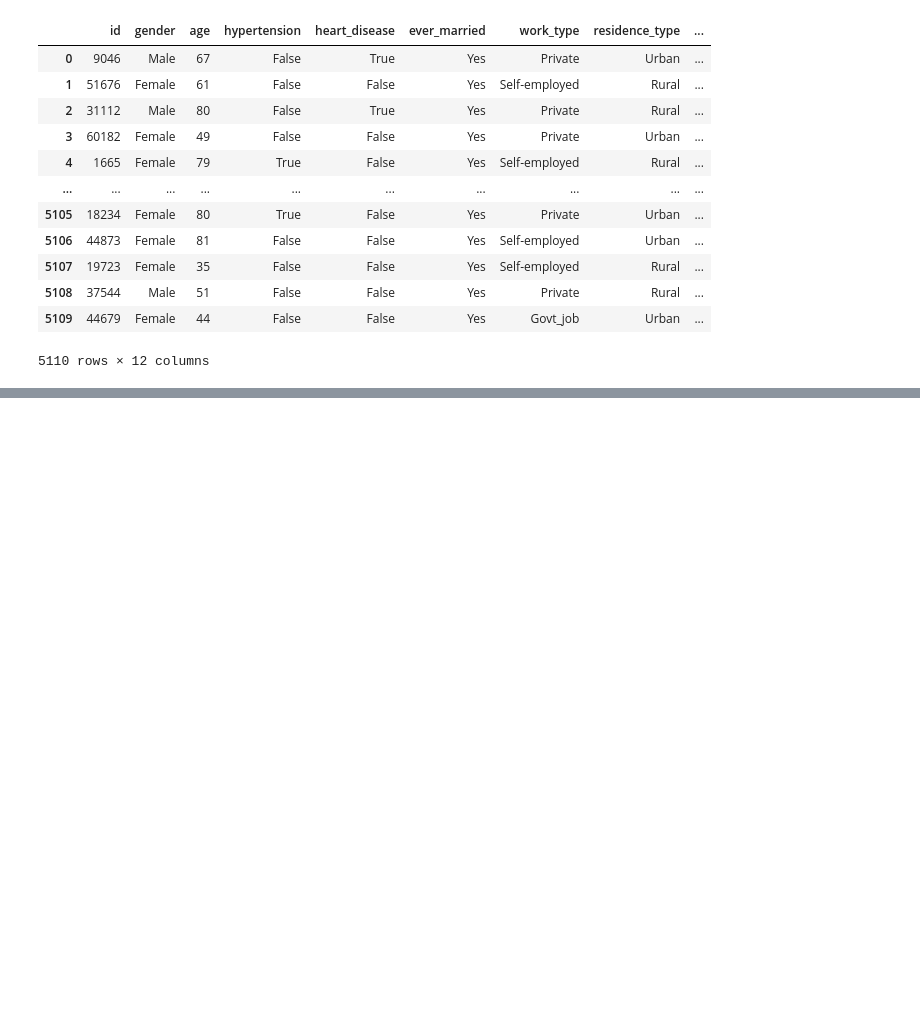
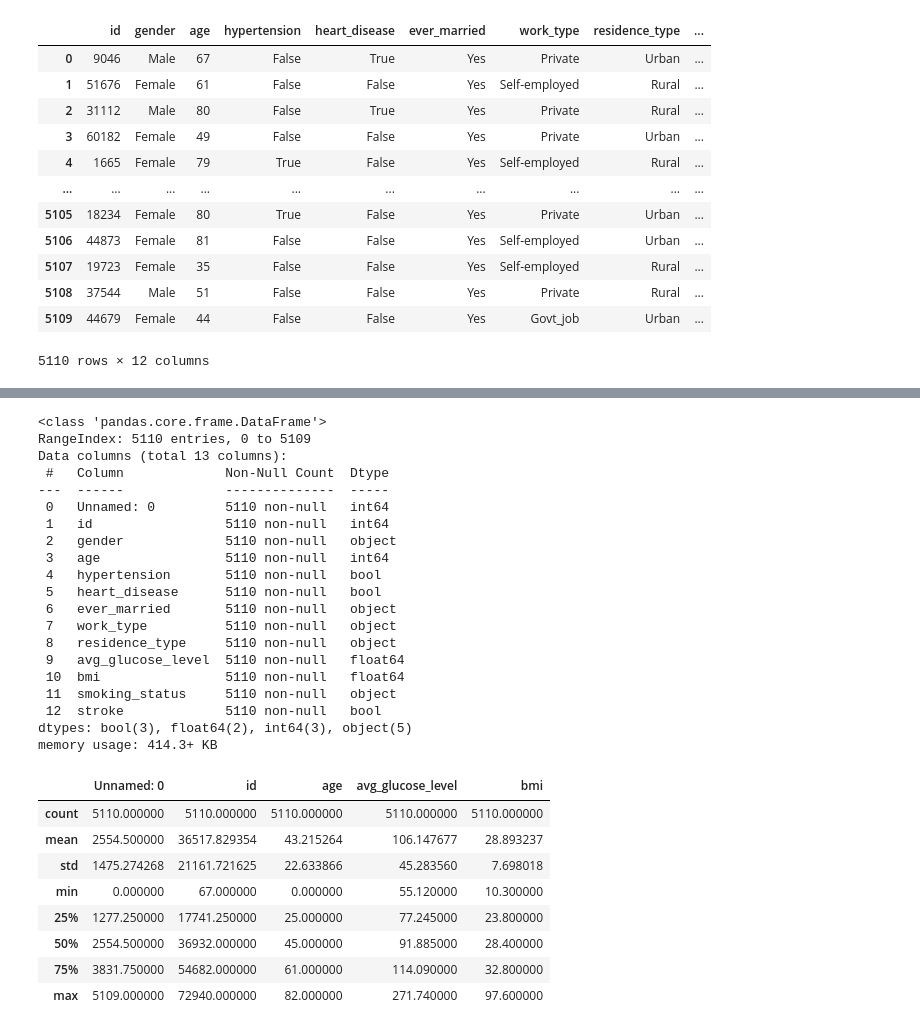
Before and after one commit to FridaOyucho/Stroke_Data_Analysis, a Jupyter notebook: Stroke_Data_Analysis.ipynb, the cells around one changed output, grey strips where cells are left out. Drawn from its saved outputs; the diff is of its cells as text; code cells hidden in the pictures; blank space fills up the shorter version.

```diff
--- a/Stroke_Data_Analysis.ipynb
+++ b/Stroke_Data_Analysis.ipynb
@@ -393,0 +409,34 @@ df.to_csv('cleaned_df.csv')
+# %%
+#Cheking data structure
+df2.info()
+df2.describe()
+# %% [output]
+<class 'pandas.core.frame.DataFrame'>
+RangeIndex: 5110 entries, 0 to 5109
+Data columns (total 13 columns):
+ #   Column             Non-Null Count  Dtype
+---  ------             --------------  -----
+ 0   Unnamed: 0         5110 non-null   int64
+ 1   id                 5110 non-null   int64
+ 2   gender             5110 non-null   object
+ 3   age                5110 non-null   int64
+ 4   hypertension       5110 non-null   bool
+ 5   heart_disease      5110 non-null   bool
+ 6   ever_married       5110 non-null   object
+ 7   work_type          5110 non-null   object
+ 8   residence_type     5110 non-null   object
+ 9   avg_glucose_level  5110 non-null   float64
+ 10  bmi                5110 non-null   float64
+ 11  smoking_status     5110 non-null   object
+ 12  stroke             5110 non-null   bool
+dtypes: bool(3), float64(2), int64(3), object(5)
+memory usage: 414.3+ KB
+|  | Unnamed: 0 | id | age | avg_glucose_level | bmi |
+| count | 5110.000000 | 5110.000000 | 5110.000000 | 5110.000000 | 5110.000000 |
+| mean | 2554.500000 | 36517.829354 | 43.215264 | 106.147677 | 28.893237 |
+| std | 1475.274268 | 21161.721625 | 22.633866 | 45.283560 | 7.698018 |
+| min | 0.000000 | 67.000000 | 0.000000 | 55.120000 | 10.300000 |
+| 25% | 1277.250000 | 17741.250000 | 25.000000 | 77.245000 | 23.800000 |
+| 50% | 2554.500000 | 36932.000000 | 45.000000 | 91.885000 | 28.400000 |
+| 75% | 3831.750000 | 54682.000000 | 61.000000 | 114.090000 | 32.800000 |
+| max | 5109.000000 | 72940.000000 | 82.000000 | 271.740000 | 97.600000 |
```
Also changed, not shown: parts of 3 cells of this notebook.
